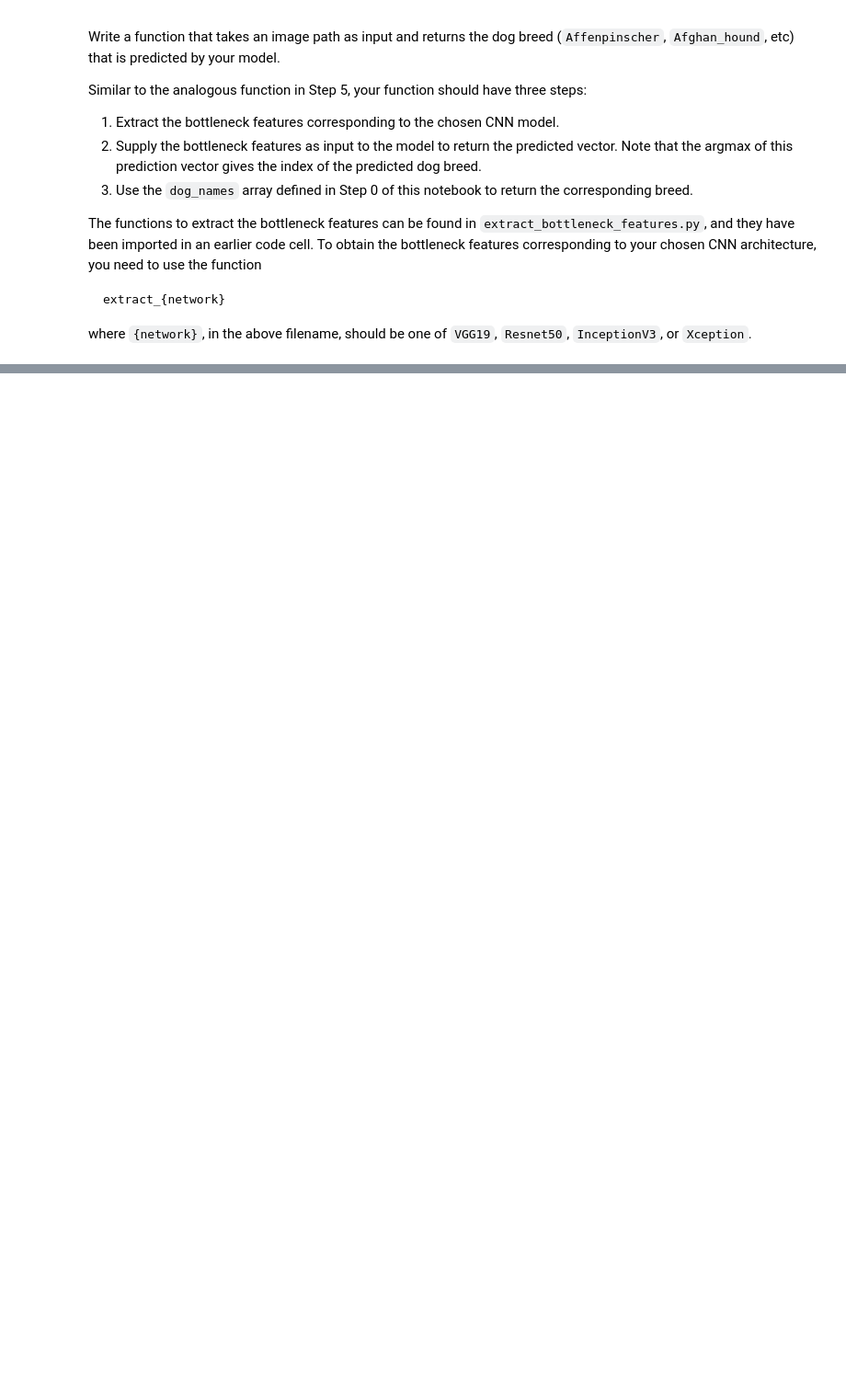
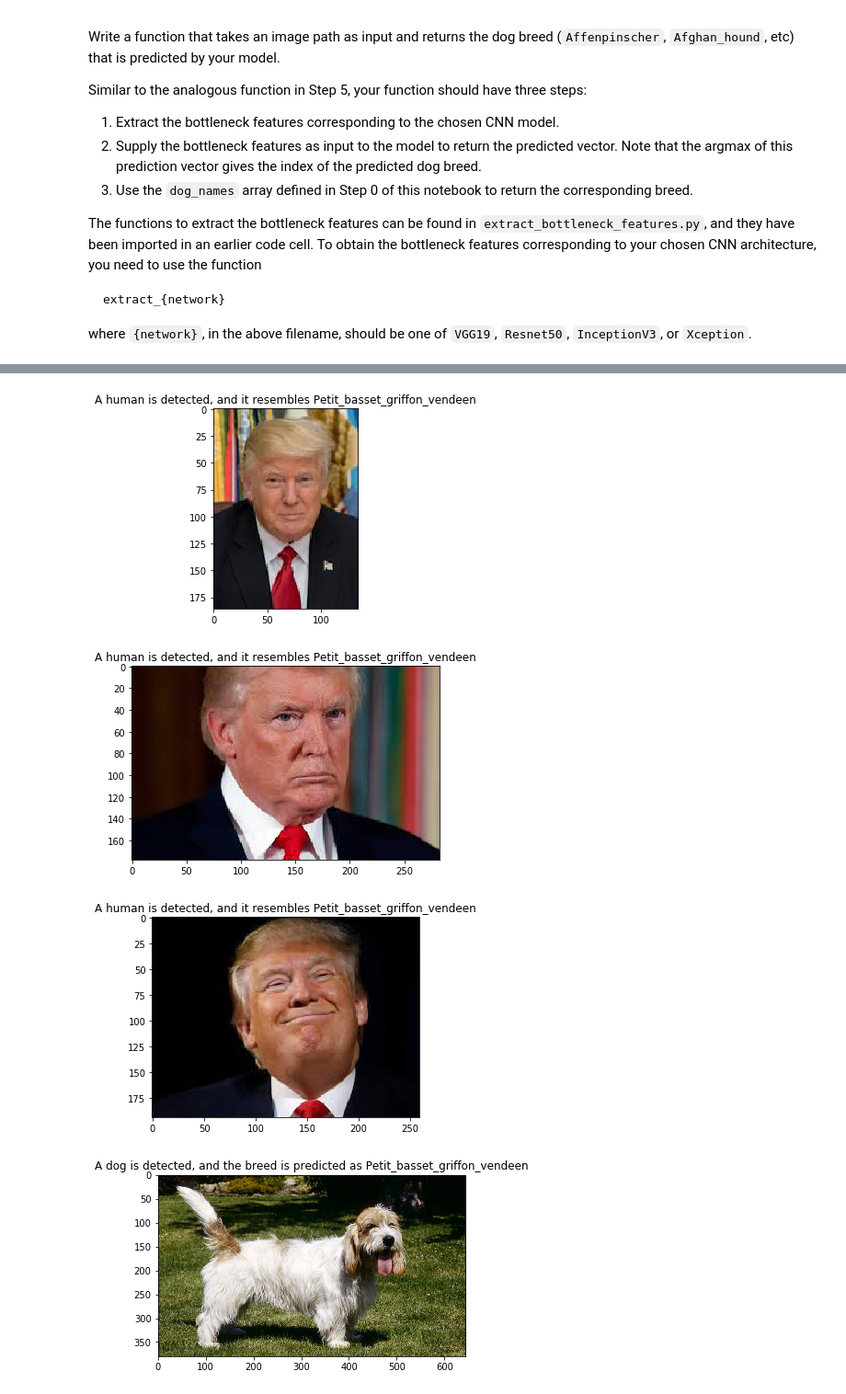
Before and after one commit to weiweiliu31/dog-project, a Jupyter notebook: dog_app.ipynb, the cells around one changed output, grey strips where cells are left out. Shown at 92% size. Drawn from its saved outputs; the diff is of its cells as text; code cells hidden in the pictures; blank space fills up the shorter version.

```diff
--- a/dog_app.ipynb
+++ b/dog_app.ipynb
@@ -785,0 +991,6 @@ for e in examples:
+# %%
+## Dog with breed not in training set
+examples = ["./myImages/scotty.jpg"]
+
+for e in examples:
+    breed_detector(e)
@@ -785,0 +999,7 @@ for e in examples:
+# %%
+## Neither dog or human
+examples = ["./myImages/cat.jpg", \
+            "./myImages/r2d2.jpg", "./myImages/c3po.jpg", ]
+
+for e in examples:
+    breed_detector(e)
@@ -785,0 +1010,12 @@ for e in examples:
+# %%
+## Human example
+examples = ["./myImages/trump.jpeg","./myImages/trump1.jpeg","./myImages/trump2.jpeg", \
+            "./myImages/petit_basset_griffon_vendeen.jpeg" ]
+
+for e in examples:
+    breed_detector(e)
+# %% [output]
+[figure, added]
+[figure, added]
+[figure, added]
+[figure, added]
```
Also changed, not shown: parts of 28 cells of this notebook.
